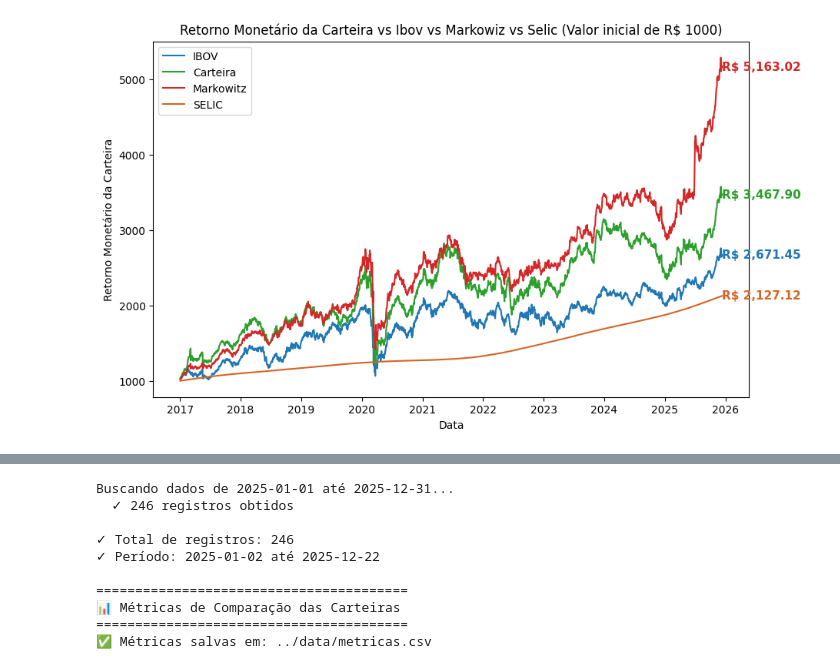
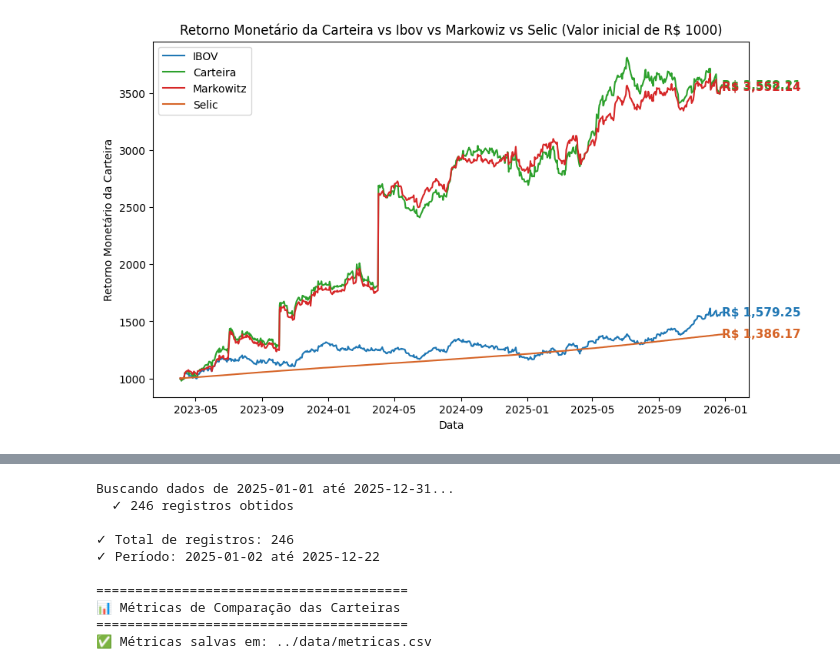
Before and after one commit to Jeferson100/Agent-Portfolio-Optimizer, a Jupyter notebook: notebooks/analise_results_carteiras.ipynb, the cells around one changed output, grey strips where cells are left out. Saved outputs shown, nothing was run; the diff lists cells and outputs as text; code cells hidden in the pictures.

Commit message:
Criando avaliador carteira historico

```diff
--- a/notebooks/analise_results_carteiras.ipynb
+++ b/notebooks/analise_results_carteiras.ipynb
@@ -260,6 +864,0 @@ end_bove = chaves[-1]
-# %%
-start_bove = chaves[0]
-end_bove = chaves[-1]
-ibov = yf.download("^BVSP", start= start_bove, end=end_bove)["Close"]
-
-ibov_retornos = cumulative_returns(ibov) *1000
@@ -383,0 +975,4 @@ retorno_acumulado_monetario.dropna()
+# %%
+ibov = yf.download("^BVSP", start=start_bove, end=end_bove)["Close"]
+ibov_retornos = (ibov.pct_change()+1).cumprod()*1000
+ibov_retornos
@@ -383,0 +1011,8 @@ retorno_acumulado_monetario.dropna()
+# %%
+retorno_acumulado_monetario = pd.concat([selic_acumulada, ibov_retornos], axis=1).rename(columns={"selic": "Selic", "^BVSP": "IBOV"})
+carteira_marcowitz = carteira_marcowitz[~carteira_marcowitz.index.duplicated(keep='last')]
+carteira = carteira[~carteira.index.duplicated(keep='last')]
+retorno_acumulado_monetario['Markowitz'] = carteira_marcowitz
+retorno_acumulado_monetario['Carteira'] = carteira
+# %%
+retorno_acumulado_monetario = retorno_acumulado_monetario.dropna()
@@ -460,36 +1130,36 @@ Métricas das Carteiras
 # %%
 from matplotlib import pyplot as plt
 plt.figure(figsize=(10, 6))
-cores = {'IBOV': '#1f77b4', 'Carteira': '#2ca02c', 'Markowitz': '#d62728', 'SELIC': "#d66427"}
+cores = {'IBOV': '#1f77b4', 'Carteira': '#2ca02c', 'Markowitz': '#d62728', 'Selic': "#d66427"}
 retorno_acumulado_monetario = retorno_acumulado_monetario.dropna()
 for nome in ['IBOV',
              'Carteira',
              'Markowitz',
-             'SELIC']:
+             'Selic']:
     plt.plot(
             retorno_acumulado_monetario.index,
             retorno_acumulado_monetario[nome],
                 label=nome,
                 color=cores[nome]
             )
     ultimo_x = retorno_acumulado_monetario[nome].index[-1]
     ultimo_y = retorno_acumulado_monetario[nome].iloc[-1]
     plt.text(
                 ultimo_x, ultimo_y,
                 f'R$ {ultimo_y:,.2f}',
                 color=cores[nome],
                 fontsize=11,
                 va='center',
                 fontweight='bold'
             )
 
 plt.legend()
 plt.xlabel("Data")
 plt.ylabel("Retorno Monetário da Carteira")
 plt.title(f"Retorno Monetário da Carteira vs Ibov vs Markowiz vs Selic (Valor inicial de R$ {1000})")
 plt.show()
 # %% [output]
-[figure, old version]
+[figure, new version]
 # %%
 import json
 import asyncio
```
Also changed, not shown: parts of 34 cells of this notebook, 19 other files.
